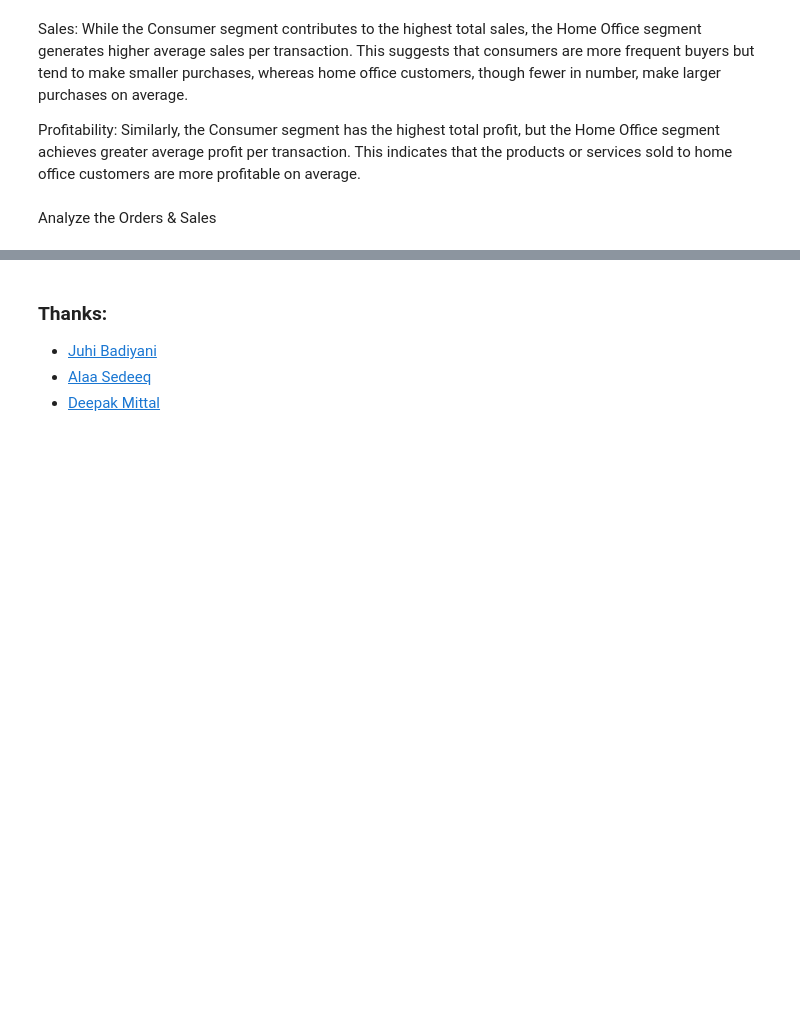
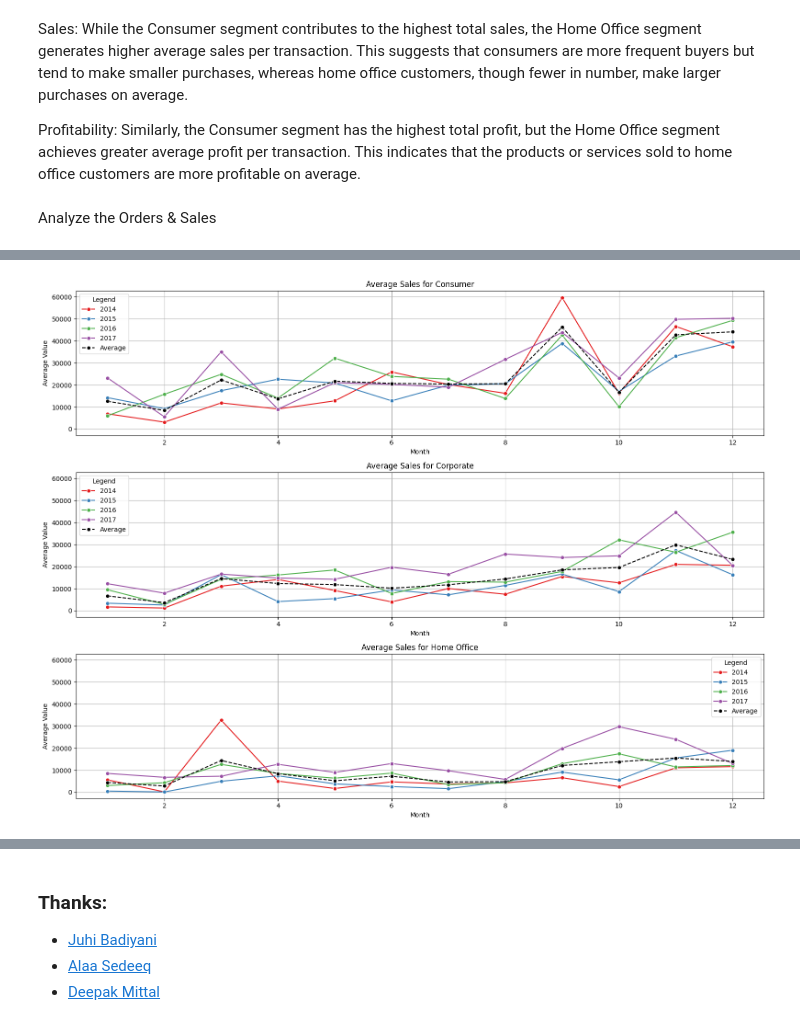
Before and after one commit to pouyaneh/Superstore-Sales, a Jupyter notebook: code.ipynb, the cells around one changed output, grey strips where cells are left out. Cells and saved outputs as stored; diff of their text form; code cells hidden in the pictures; blank space fills up the shorter version.

```diff
--- a/code.ipynb
+++ b/code.ipynb
@@ -432,0 +473,22 @@ Analyze the Orders & Sales
+# %%
+fig, axes = plt.subplots(3, 1, figsize=(16, 12), sharey=True)
+axes = axes.flatten()
+
+for i in range(3):
+    monthly_sales = df_time[df_time.Segment == segments[i]].groupby(['Year', 'Month'])['Sales'].sum().reset_index()
+    avg_monthly_sales = monthly_sales.groupby('Month')['Sales'].mean().reset_index()
+
+    sns.lineplot(data=monthly_sales, x='Month', y='Sales', hue='Year', marker='o', palette='Set1', ax=axes[i])
+
+    sns.lineplot(data=avg_monthly_sales, x='Month', y='Sales', label='Average', color='black', linestyle='--', marker='o', ax=axes[i])
+
+
+    axes[i].set_title(f'Average Sales for {segments[i]}')
+    axes[i].set_ylabel('Average Value')
+    axes[i].grid(True)
+    axes[i].legend(title='Legend')
+
+plt.tight_layout()
+plt.show()
+# %% [output]
+[figure, added]
```
Also changed, not shown: parts of 5 cells of this notebook.
